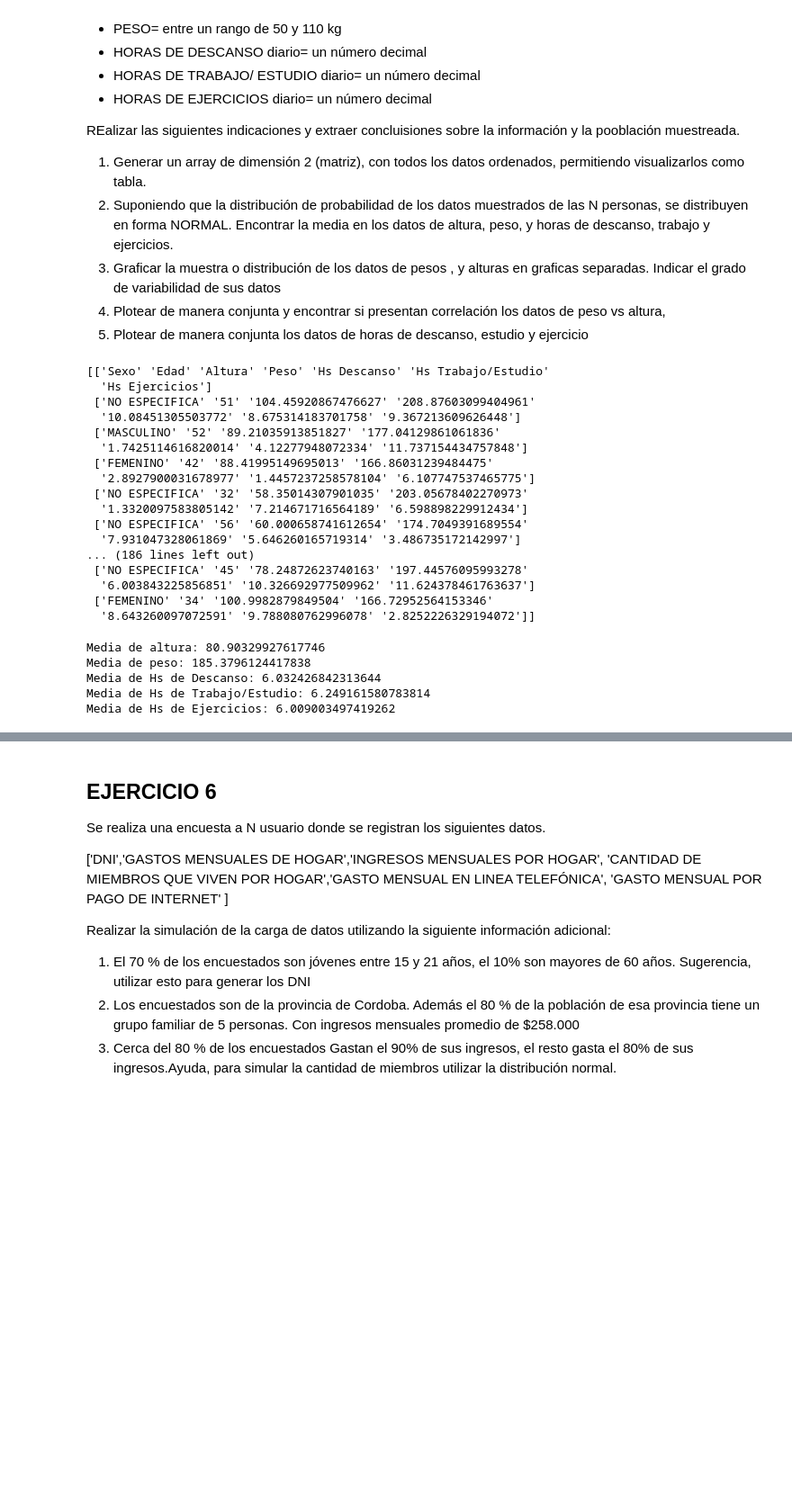
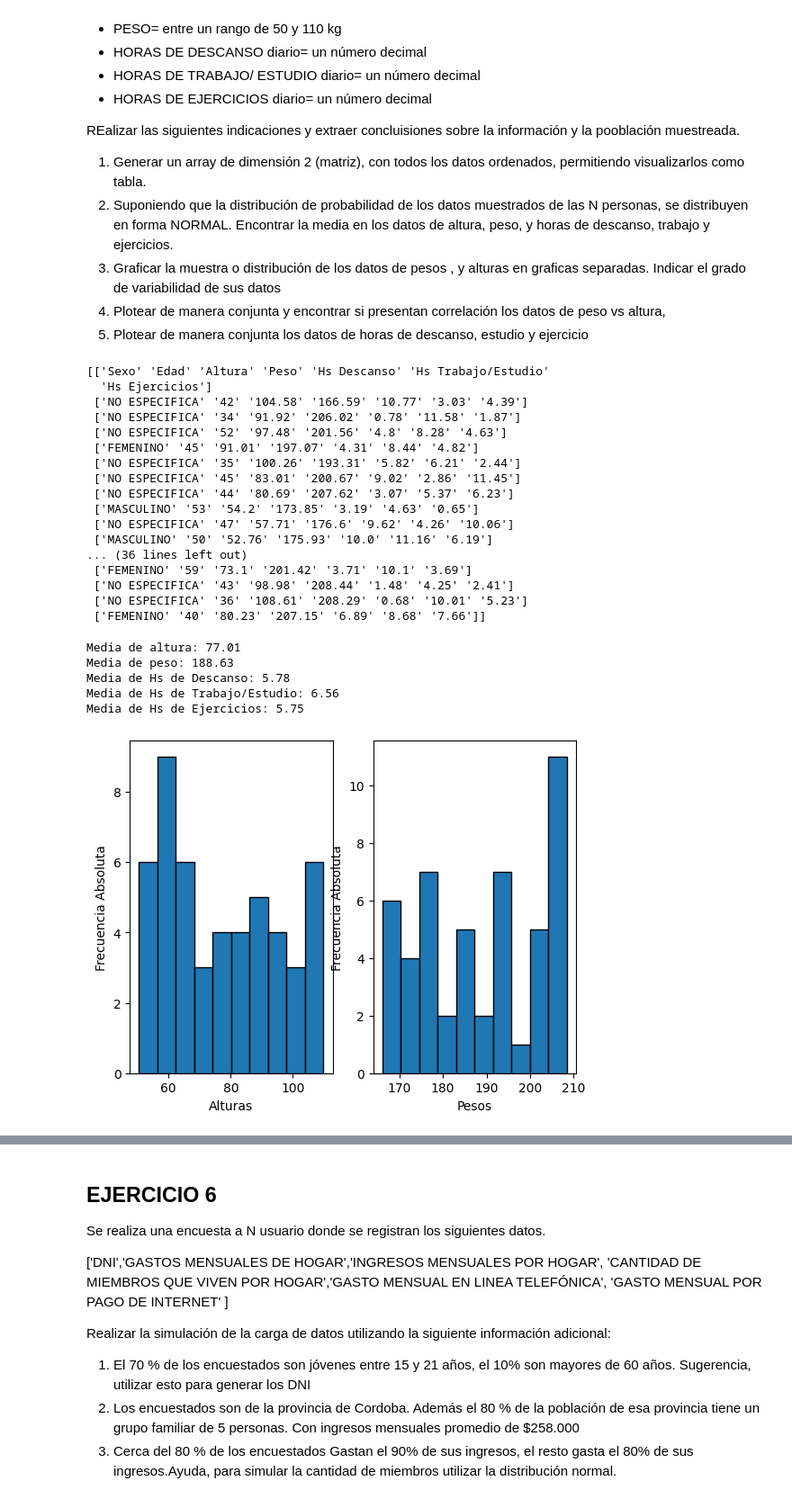
Before and after one commit to cristiandevar/PythonML, a Jupyter notebook: TPN3/PRACTICO3.ipynb, the cells around one changed output, grey strips where cells are left out. Shown at 90% size. Saved outputs shown, nothing was run; the diff lists cells and outputs as text; code cells hidden in the pictures; blank space fills up the shorter version.

```diff
--- a/TPN3/PRACTICO3.ipynb
+++ b/TPN3/PRACTICO3.ipynb
@@ -401,6 +456,14 @@ np_array_peso = (np.random.rand(cant)*(110 - 50) + 50).reshape(cant,1)
 np_array_hs_descanso_diario =  (np.random.rand(cant) * 12).reshape(cant,1)
 np_array_hs_trabajo_estudio_diario =  (np.random.rand(cant) * 12).reshape(cant,1)
 np_array_hs_ejercicios_diario =  (np.random.rand(cant) * 12).reshape(cant,1)
+
+
+# Pudimos observar que los decimales generados tenian muchos numeros luego del punto decimal, por lo que redondearemos a 2 digitos decimales
+np_array_altura = np.round(np_array_altura, 2)
+np_array_peso = np.round(np_array_peso, 2)
+np_array_hs_descanso_diario = np.round(np_array_hs_descanso_diario, 2)
+np_array_hs_trabajo_estudio_diario = np.round(np_array_hs_trabajo_estudio_diario, 2)
+np_array_hs_ejercicios_diario = np.round(np_array_hs_ejercicios_diario, 2)
 
 # Una vez estan las columnas con los datos generados, creamos la matriz
 matriz = np_array_sexo
@@ -420,21 +483,21 @@ print(matriz)
 # %% [output]
 [['Sexo' 'Edad' 'Altura' 'Peso' 'Hs Descanso' 'Hs Trabajo/Estudio'
   'Hs Ejercicios']
- ['NO ESPECIFICA' '51' '104.45920867476627' '208.87603099404961'
-  '10.08451305503772' '8.675314183701758' '9.367213609626448']
- ['MASCULINO' '52' '89.21035913851827' '177.04129861061836'
-  '1.7425114616820014' '4.12277948072334' '11.737154434757848']
- ['FEMENINO' '42' '88.41995149695013' '166.86031239484475'
-  '2.8927900031678977' '1.4457237258578104' '6.107747537465775']
- ['NO ESPECIFICA' '32' '58.35014307901035' '203.05678402270973'
-  '1.3320097583805142' '7.214671716564189' '6.598898229912434']
- ['NO ESPECIFICA' '56' '60.000658741612654' '174.7049391689554'
-  '7.931047328061869' '5.646260165719314' '3.486735172142997']
-... (186 lines left out)
- ['NO ESPECIFICA' '45' '78.24872623740163' '197.44576095993278'
-  '6.003843225856851' '10.326692977509962' '11.624378461763637']
- ['FEMENINO' '34' '100.9982879849504' '166.72952564153346'
-  '8.643260097072591' '9.788080762996078' '2.8252226329194072']]
+ ['NO ESPECIFICA' '42' '104.58' '166.59' '10.77' '3.03' '4.39']
+ ['NO ESPECIFICA' '34' '91.92' '206.02' '0.78' '11.58' '1.87']
+ ['NO ESPECIFICA' '52' '97.48' '201.56' '4.8' '8.28' '4.63']
+ ['FEMENINO' '45' '91.01' '197.07' '4.31' '8.44' '4.82']
+ ['NO ESPECIFICA' '35' '100.26' '193.31' '5.82' '6.21' '2.44']
+ ['NO ESPECIFICA' '45' '83.01' '200.67' '9.02' '2.86' '11.45']
+ ['NO ESPECIFICA' '44' '80.69' '207.62' '3.07' '5.37' '6.23']
+ ['MASCULINO' '53' '54.2' '173.85' '3.19' '4.63' '0.65']
+ ['NO ESPECIFICA' '47' '57.71' '176.6' '9.62' '4.26' '10.06']
+ ['MASCULINO' '50' '52.76' '175.93' '10.0' '11.16' '6.19']
+... (36 lines left out)
+ ['FEMENINO' '59' '73.1' '201.42' '3.71' '10.1' '3.69']
+ ['NO ESPECIFICA' '43' '98.98' '208.44' '1.48' '4.25' '2.41']
+ ['NO ESPECIFICA' '36' '108.61' '208.29' '0.68' '10.01' '5.23']
+ ['FEMENINO' '40' '80.23' '207.15' '6.89' '8.68' '7.66']]
 # %%
 # 2.   Suponiendo que la distribución de probabilidad de los datos muestrados de las N personas, se distribuyen en forma NORMAL.
 # Encontrar la media en los datos de altura, peso, y horas de descanso, trabajo y ejercicios.
@@ -443,15 +506,15 @@ print(matriz)
 # Cargamos los resultados a una lista
 lista_resultados = []
 # Media de la altura
-lista_resultados.append(np.mean(matriz[1:, 2].astype(float)))
+lista_resultados.append(round(np.mean(matriz[1:, 2].astype(float)), 2))
 # Media del peso
-lista_resultados.append(np.mean(matriz[1:, 3].astype(float)))
+lista_resultados.append(round(np.mean(matriz[1:, 3].astype(float)), 2))
 # Media de las horas de descanso
-lista_resultados.append(np.mean(matriz[1:, 4].astype(float)))
+lista_resultados.append(round(np.mean(matriz[1:, 4].astype(float)), 2))
 # Media de las horas de trabajo/estudio
-lista_resultados.append(np.mean(matriz[1:, 5].astype(float)))
+lista_resultados.append(round(np.mean(matriz[1:, 5].astype(float)), 2))
 # Media de las horas de ejercicios
-lista_resultados.append(np.mean(matriz[1:, 6].astype(float)))
+lista_resultados.append(round(np.mean(matriz[1:, 6].astype(float)), 2))
 
 # Mostramos los resultados
 print(f'Media de altura: {lista_resultados[0]}')
@@ -460,8 +523,8 @@ print(f'Media de Hs de Descanso: {lista_resultados[2]}')
 print(f'Media de Hs de Trabajo/Estudio: {lista_resultados[3]}')
 print(f'Media de Hs de Ejercicios: {lista_resultados[4]}')
 # %% [output]
-Media de altura: 80.90329927617746
-Media de peso: 185.3796124417838
-Media de Hs de Descanso: 6.032426842313644
-Media de Hs de Trabajo/Estudio: 6.249161580783814
-Media de Hs de Ejercicios: 6.009003497419262
+Media de altura: 77.01
+Media de peso: 188.63
+Media de Hs de Descanso: 5.78
+Media de Hs de Trabajo/Estudio: 6.56
+Media de Hs de Ejercicios: 5.75
@@ -468,3 +535,20 @@ Media de Hs de Ejercicios: 6.009003497419262
 # %%
-# 3.  Graficar la muestra o distribución de los datos  de pesos , y alturas en graficas separadas.
+# 3 .  Graficar la muestra o distribución de los datos  de pesos , y alturas en graficas separadas.
 # Indicar el grado de variabilidad de sus datos
+
+df = pd.DataFrame(matriz[1:,2:4].astype(float), columns=['Alturas','Pesos'])
+
+plt.subplot(1, 2, 1)
+
+plt.hist(df['Alturas'], edgecolor='black')
+plt.xlabel('Alturas')
+plt.ylabel('Frecuencia Absoluta')
+
+plt.subplot(1, 2, 2)
+
+plt.hist(df['Pesos'], edgecolor='black')
+plt.xlabel('Pesos')
+plt.ylabel('Frecuencia Absoluta')
+plt.show()
+# %% [output]
+[figure, added]
```
Also changed, not shown: parts of 9 cells of this notebook, 2 other files.
